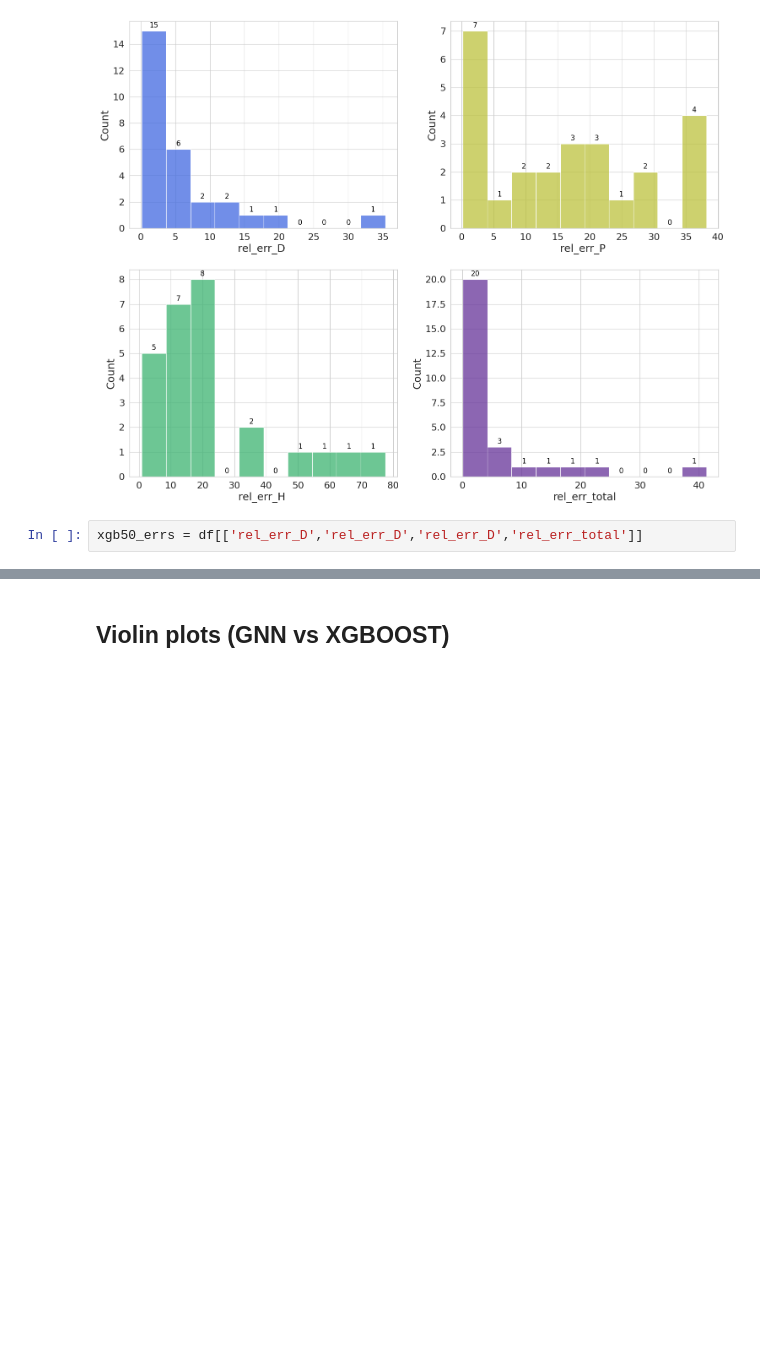
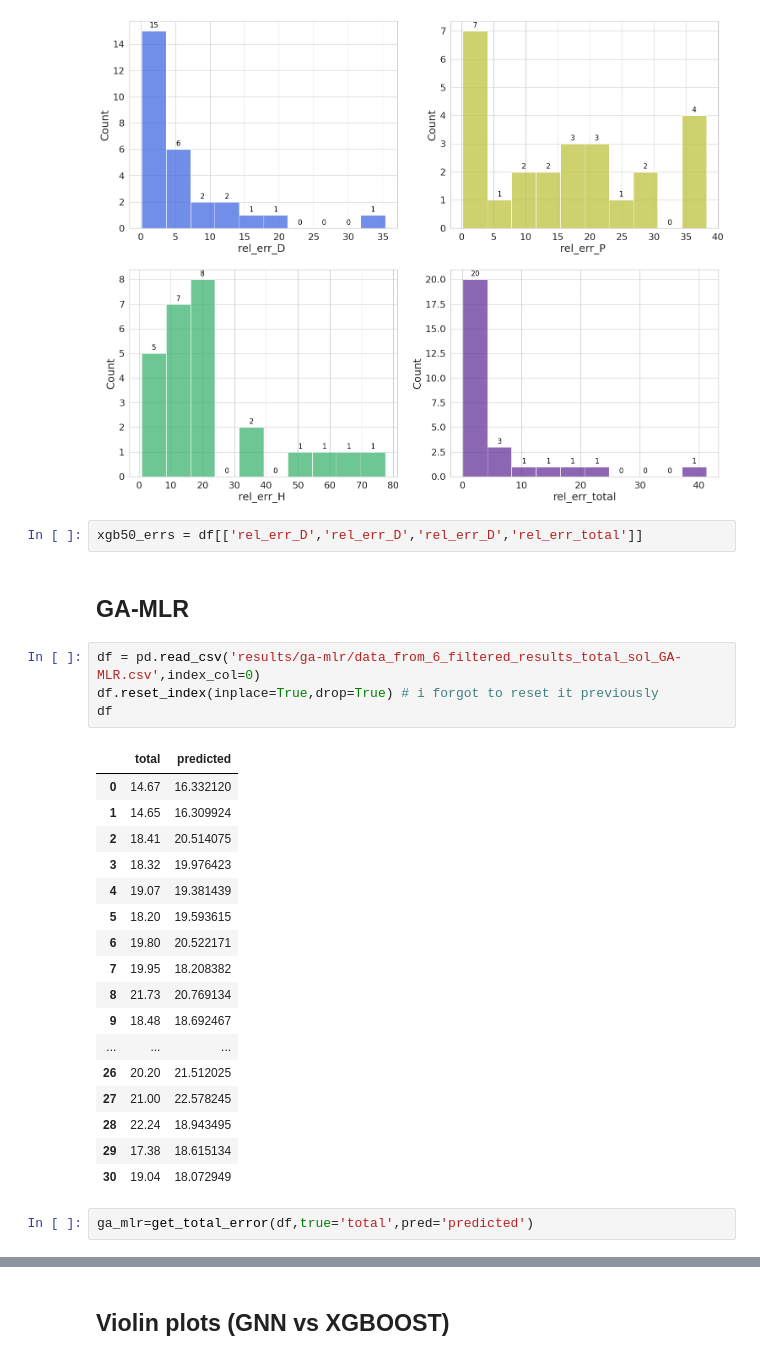
Before and after one commit to darjacvetkovic/HSP-predictions, a Jupyter notebook: dataset_exploratory_analysis.ipynb, the cells around one changed output, grey strips where cells are left out. Drawn from its saved outputs; the diff is of its cells as text; blank space fills up the shorter version.

```diff
--- a/dataset_exploratory_analysis.ipynb
+++ b/dataset_exploratory_analysis.ipynb
@@ -480,3 +480,29 @@ fig.savefig('figs/data_from_6_rell_err_hists_XGBOOST50.pdf',dpi=300)
 [figure]
 # %%
 xgb50_errs = df[['rel_err_D','rel_err_D','rel_err_D','rel_err_total']]
+# %% [markdown]
+## GA-MLR
+# %%
+df = pd.read_csv('results/ga-mlr/data_from_6_filtered_results_total_sol_GA-MLR.csv',index_col=0)
+df.reset_index(inplace=True,drop=True) # i forgot to reset it previously
+df
+# %% [output]
+|  | total | predicted |
+| 0 | 14.67 | 16.332120 |
+| 1 | 14.65 | 16.309924 |
+| 2 | 18.41 | 20.514075 |
+| 3 | 18.32 | 19.976423 |
+| 4 | 19.07 | 19.381439 |
+| 5 | 18.20 | 19.593615 |
+| 6 | 19.80 | 20.522171 |
+| 7 | 19.95 | 18.208382 |
+| 8 | 21.73 | 20.769134 |
+| 9 | 18.48 | 18.692467 |
+| ... | ... | ... |
+| 26 | 20.20 | 21.512025 |
+| 27 | 21.00 | 22.578245 |
+| 28 | 22.24 | 18.943495 |
+| 29 | 17.38 | 18.615134 |
+| 30 | 19.04 | 18.072949 |
+# %%
+ga_mlr=get_total_error(df,true='total',pred='predicted')
```
Also changed, not shown: parts of 4 cells of this notebook, 26 other files.
